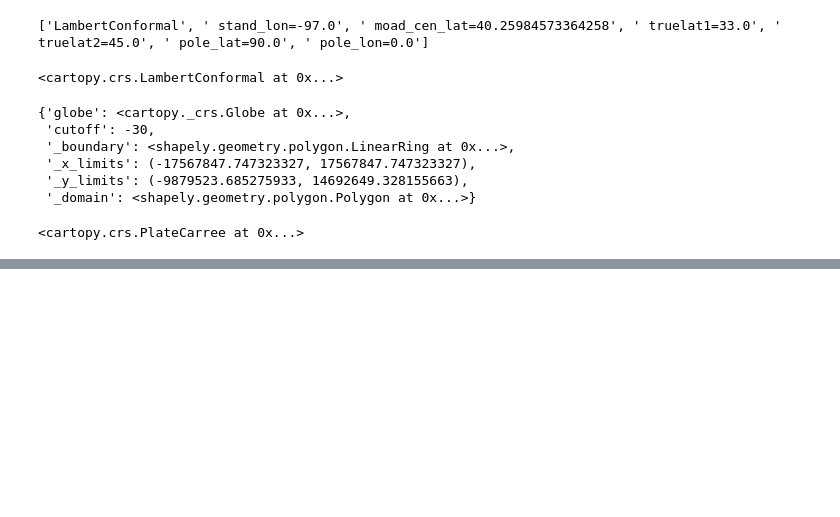
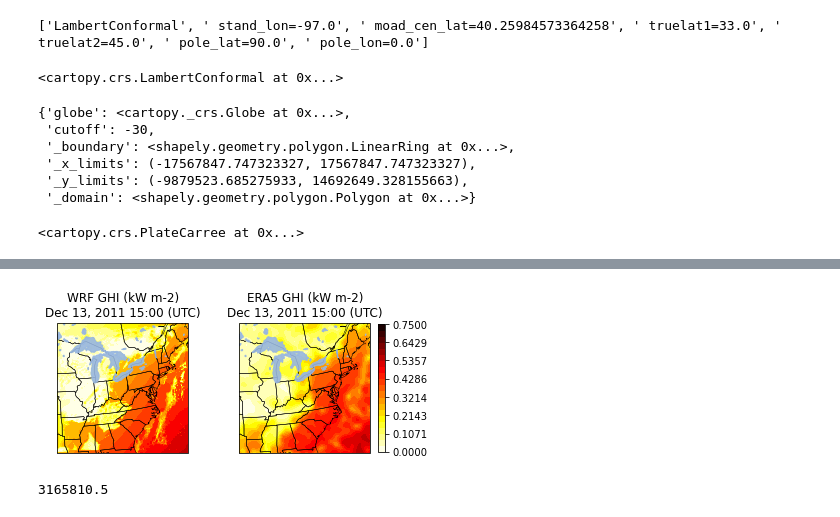
Before and after one commit to jeffreysward/met4ene, a Jupyter notebook: post/python/WRF-ERA5 GHI Plot.ipynb, the cells around one changed output, grey strips where cells are left out. Saved outputs shown, nothing was run; the diff lists cells and outputs as text; code cells hidden in the pictures; blank space fills up the shorter version.

```diff
--- a/post/python/WRF-ERA5 GHI Plot.ipynb
+++ b/post/python/WRF-ERA5 GHI Plot.ipynb
@@ -313,0 +387,20 @@ else:
+# %%
+# I need to manually convert the boundaries of the WRF domain into Plate Carree to set the extent of the domain.
+# Note that the projected X and Y boundaries almost* match those given by the cartopy_xlim and cartopy_ylim above
+raw_bounds = wrf.util.geo_bounds(wrfdata.ghi)
+# geo_bounds = GeoBounds(CoordPair(lat=np.amin(to_np(lats)), lon=-85.0),
+#                        CoordPair(lat=30.0, lon=-72.0))
+print('Raw Latitude Boundaries')
+print(f'Bottom Left: {raw_bounds.bottom_left.lon}, {raw_bounds.bottom_left.lat}')
+print(f'Top Right: {raw_bounds.top_right.lon}, {raw_bounds.top_right.lat}')
+proj_bounds = wrf_cartopy_proj.transform_points(ccrs.PlateCarree(), np.array([raw_bounds.bottom_left.lon,
+                              raw_bounds.top_right.lon]),
+                     np.array([raw_bounds.bottom_left.lat,
+                               raw_bounds.top_right.lat]))
+proj_xbounds = [proj_bounds[0,0], proj_bounds[1,0]]
+proj_ybounds = [proj_bounds[0,1], proj_bounds[1,1]]
+print('\nProjectecd Boundaries')
+print(proj_bounds)
+print('\nX and Y Boundaries')
+print(f'XLIM: {proj_xbounds}')
+print(f'YLIM: {proj_ybounds}')
@@ -314,3 +419,55 @@ else:
+# %%
+# Create a figure
+fig = plt.figure(figsize=(6.5,2.4))
+# Set the GeoAxes to the projection used by WRF
+# ax = plt.axes(projection=wrf_cartopy_proj)
+ax_wrf = fig.add_subplot(1,2,1, projection=wrf_cartopy_proj)
+ax_era5 = fig.add_subplot(1,2,2, projection=wrf_cartopy_proj, sharey=ax_wrf)
+
+# Set the map bounds
+ax_wrf.set_xlim(proj_xbounds)
+ax_wrf.set_ylim(proj_ybounds)
+ax_era5.set_xlim(proj_xbounds)
+ax_era5.set_ylim(proj_ybounds)
+
+# Download and add the states, coastlines, and lakes
+states = NaturalEarthFeature(category="cultural", scale="50m",
+                             facecolor="none",
+                             name="admin_1_states_provinces_shp")
+
+# Add features to the maps
+ax_wrf.add_feature(states, linewidth=.5, edgecolor="black")
+ax_wrf.add_feature(cfeature.LAKES.with_scale('50m'), alpha=0.9)
+ax_wrf.add_feature(cfeature.OCEAN.with_scale('50m'))
+ax_era5.add_feature(states, linewidth=.5, edgecolor="black")
+ax_era5.add_feature(cfeature.LAKES.with_scale('50m'), alpha=0.9)
+ax_era5.add_feature(cfeature.OCEAN.with_scale('50m'))
+
+# Make the countour lines for filled contours for the GHI
+if hourly:
+    contour_levels = np.linspace(0, 0.75, 22)
+else:
+    contour_levels = np.linspace(0, 5, 22)
+
+# Add the filled contour levels
+wrf_cn = ax_wrf.contourf(to_np(lons), to_np(lats), to_np(wrfghi),
+                         contour_levels, transform=ccrs.PlateCarree(), cmap=get_cmap("hot_r"))
+era5_cn = ax_era5.contourf(to_np(eradata.longitude), to_np(eradata.latitude), to_np(era5ghi),
+                           contour_levels, transform=era5_cartopy_proj, cmap=get_cmap("hot_r"))
+
+# Add a color bar
+plt.colorbar(era5_cn, ax=ax_era5, shrink=.98)
+
+# Add the axis title
+ax_wrf.set_title('WRF ' + title_str)
+ax_era5.set_title('ERA5 ' + title_str)
+plt.show()
+# %% [output]
+[figure, added]
+# %%
+np.amax(to_np(wrfdata['wpd']))
+# %% [output]
+3165810.5
 # %%
 # Create a figure
 fig = plt.figure(figsize=(12,6))
```
Also changed, not shown: parts of 20 cells of this notebook.
